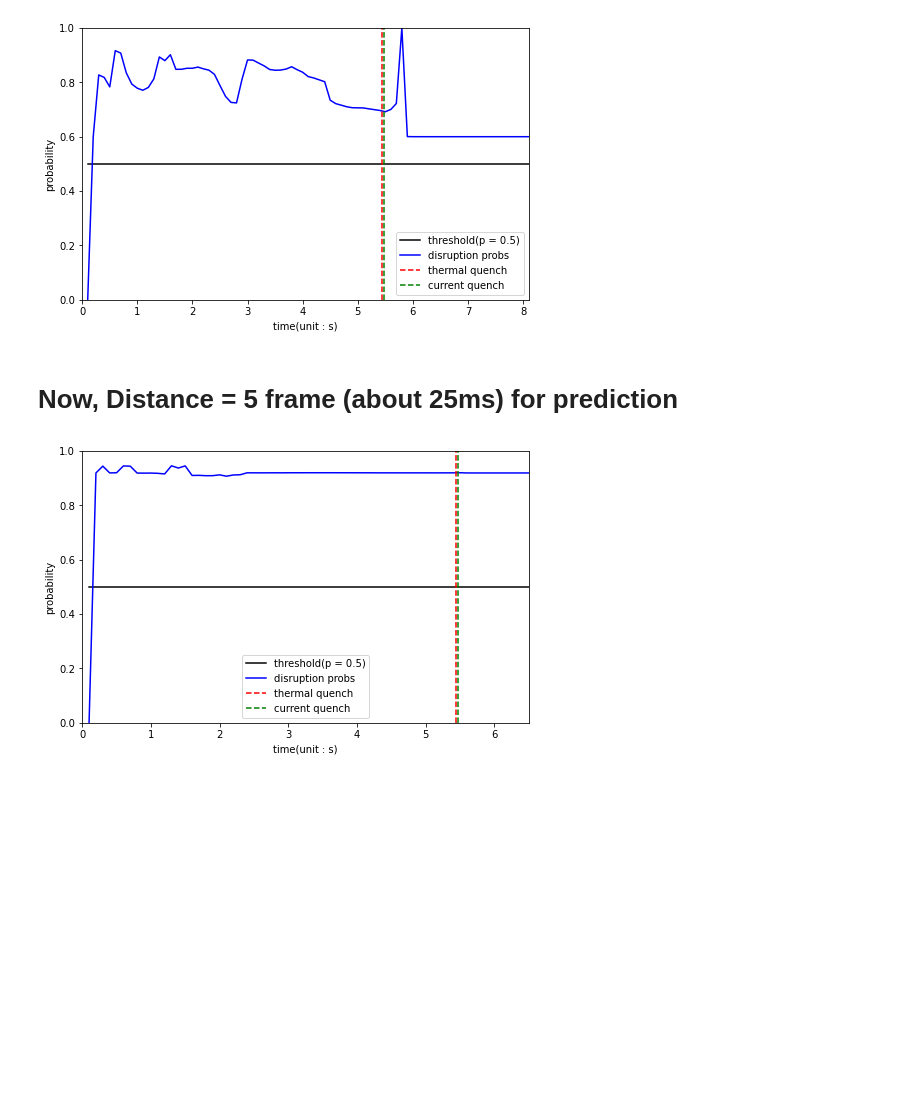
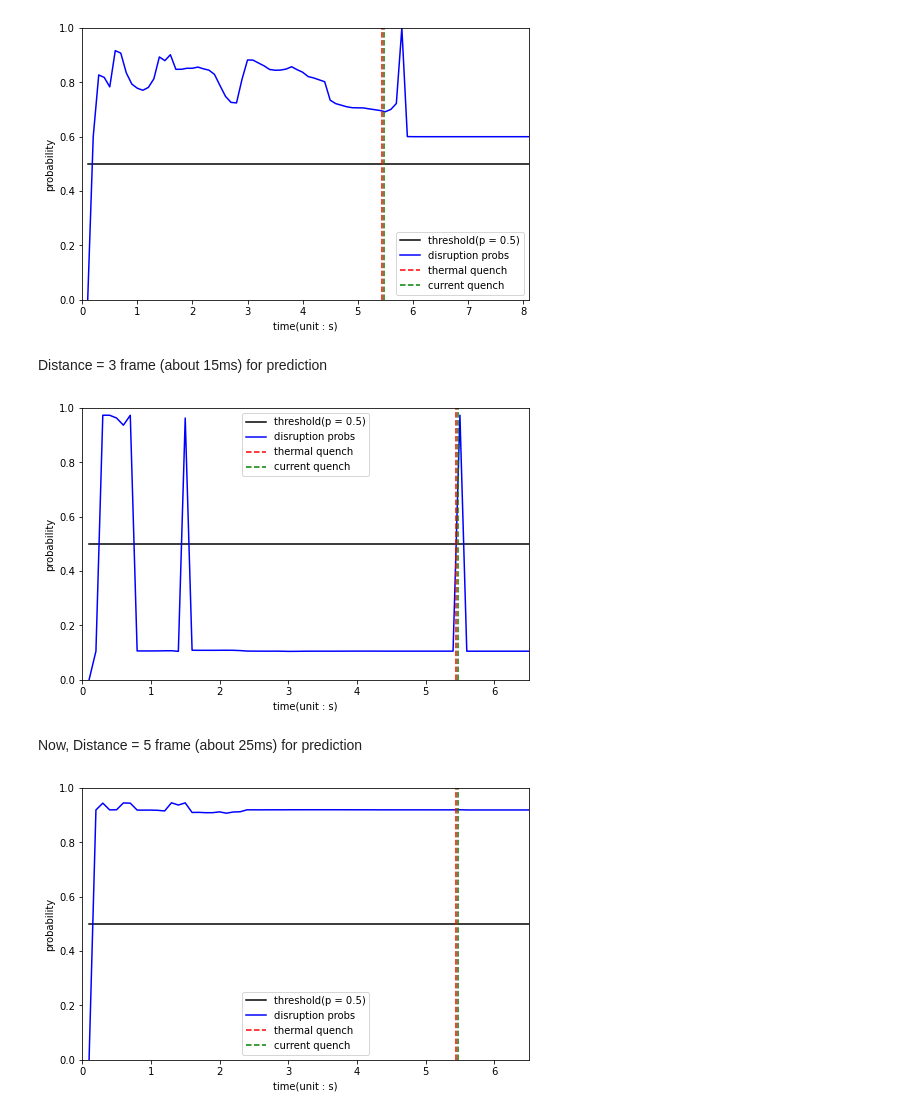
Before and after one commit to ZINZINBIN/Disruption-Prediciton-based-on-Multimodal-Deep-Learning, a Jupyter notebook: analysis_model_performance.ipynb, the cells around one changed output. Cells and saved outputs as stored; diff of their text form; code cells hidden in the pictures; blank space fills up the shorter version.

```diff
--- a/analysis_model_performance.ipynb
+++ b/analysis_model_performance.ipynb
@@ -154,8 +154,65 @@ prob_list = generate_prob_curve(
 )
 # %% [output]
 [figure]
+# %% [markdown]
+Distance = 3 frame (about 15ms) for prediction
+# %%
+from src.models.ViViT import ViViT
+import os
+
+model = ViViT(
+    image_size = 128,
+    patch_size = 32,
+    n_classes = 2,
+    n_frames = 21,
+    dim = 64,
+    depth = 4,
+    n_heads = 8,
+    pool = "cls",
+    in_channels = 3,
+    d_head = 64,
+    dropout = 0.25,
+    embedd_dropout=0.25,
+    scale_dim = 4
+)
+
+# torch cuda initialize and clear cache
+torch.cuda.init()
+torch.cuda.empty_cache()
+
+# device allocation
+if(torch.cuda.device_count() >= 1):
+    device = "cuda:" + str(3)
+else:
+    device = 'cpu'
+
+model.to(device)
+
+model.load_state_dict(torch.load("./weights/ViViT_clip_21_dist_3_best.pt"))
+
+from src.utils.utility import generate_prob_curve, video2tensor
+
+# shot_num = 21747
+shot_num = 21310
+
+video_dir = os.path.join("./dataset/raw_videos/raw_videos/", "%06dtv01.avi"%shot_num)
+dataset = video2tensor(video_dir, 3, 21, 128, 256,256, False)
+prob_list = generate_prob_curve(
+    dataset,
+    model,
+    batch_size = 64,
+    device = device,
+    save_dir = "./results/ViViT_disruption_probs_curve.png",
+    shot_list_dir = "./dataset/KSTAR_Disruption_Shot_List_extend.csv",
+    shot_number = shot_num,
+    clip_len = 21,
+    dist_frame = 3,
+    use_continuous_frame = False
+)
+# %% [output]
+[figure, added]
 # %% [markdown]
-# Now, Distance = 5 frame (about 25ms) for prediction
+Now, Distance = 5 frame (about 25ms) for prediction
 # %%
 from src.models.ViViT import ViViT
 import os
```
Also changed, not shown: parts of 3 cells of this notebook, 38 other files.
